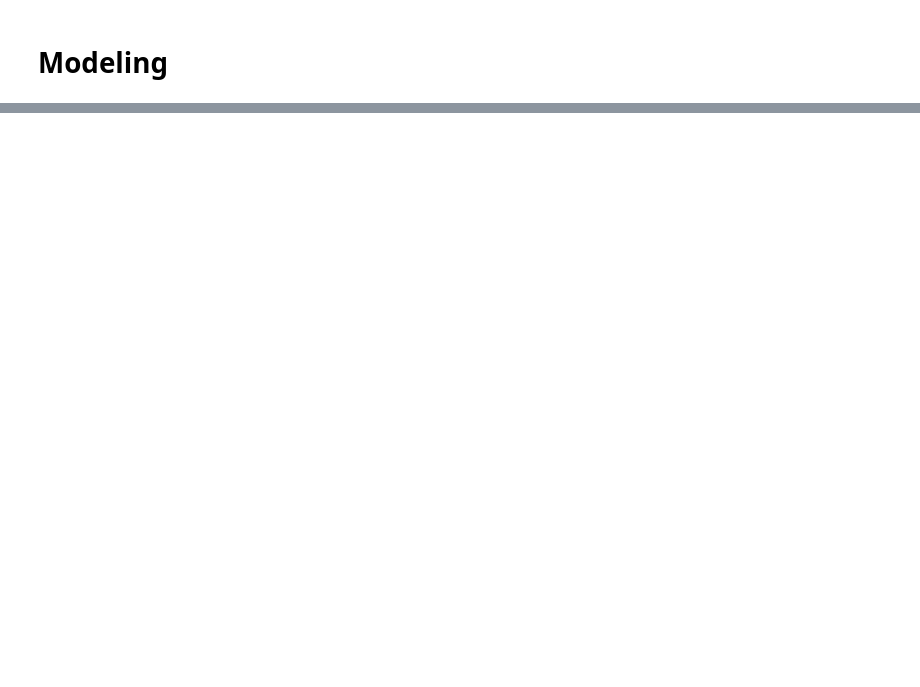
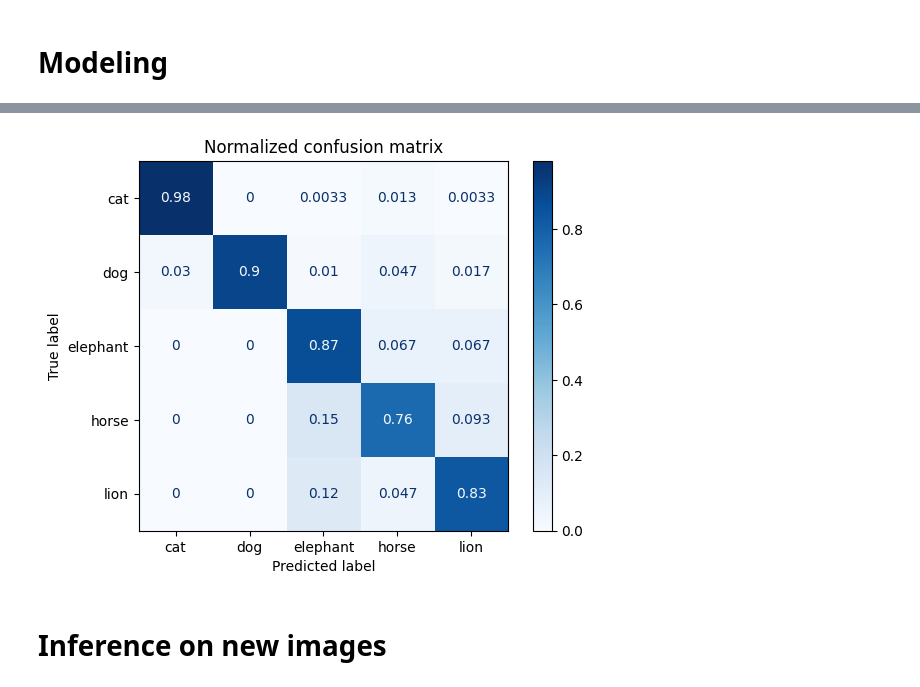
Before and after one commit to siddhant4ds/kaggle-directory, a Jupyter notebook: misc/animals-classification/00-cnn-with-data-augmentation.ipynb, the cells around one changed output, grey strips where cells are left out. Cells and saved outputs as stored; diff of their text form; code cells hidden in the pictures; blank space fills up the shorter version.

```diff
--- a/misc/animals-classification/00-cnn-with-data-augmentation.ipynb
+++ b/misc/animals-classification/00-cnn-with-data-augmentation.ipynb
@@ -198,0 +261,4 @@ plt.show()
+# %%
+predictions = cnn_model.predict(test_ds)
+probabilities = np.max(predictions, axis=1)
+predicted_labels = np.argmax(predictions, axis=1)
@@ -198,0 +267,13 @@ plt.show()
+# %%
+disp = ConfusionMatrixDisplay.from_predictions(
+    test_labels, predicted_labels,
+    display_labels=class_names,
+    cmap=plt.cm.Blues,
+    normalize='true')
+
+disp.ax_.set_title('Normalized confusion matrix')
+plt.show()
+# %% [output]
+[figure, added]
+# %% [markdown]
+# Inference on new images
```
Also changed, not shown: parts of 27 cells of this notebook.
